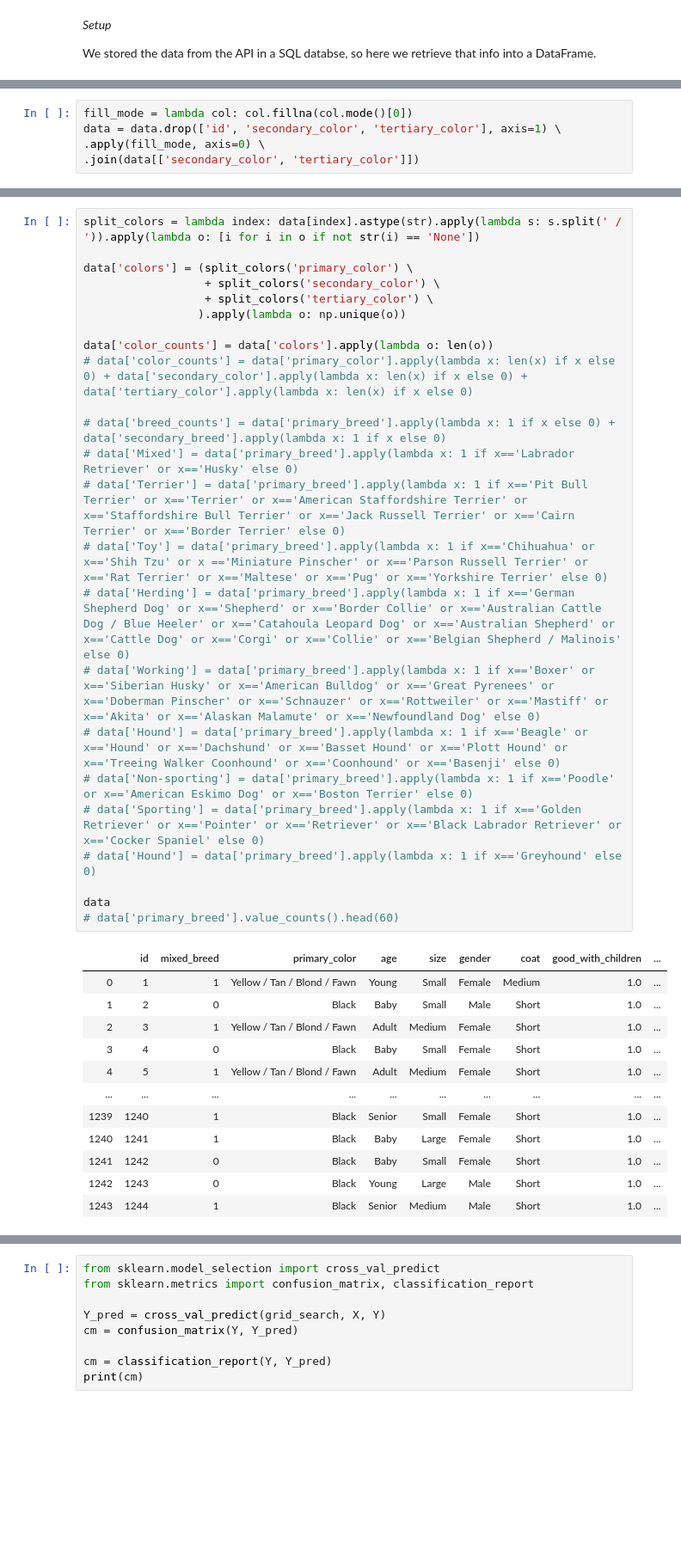
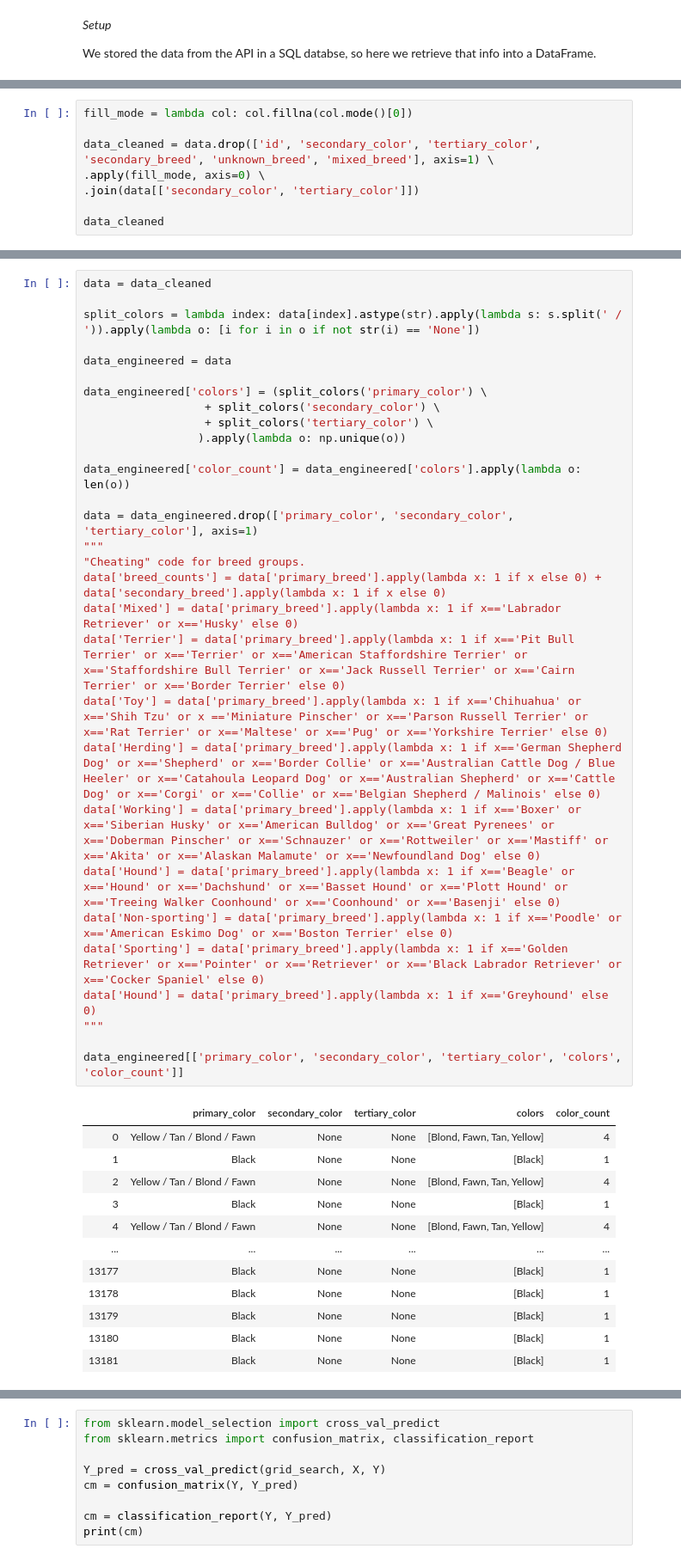
Before and after one commit to codesmary/doggo-mining, a Jupyter notebook: Classifier.ipynb, the cells around one changed output, grey strips where cells are left out. Shown: that part at 86% size. Drawn from its saved outputs; the diff is of its cells as text; blank space fills up the shorter version.

```diff
--- a/Classifier.ipynb
+++ b/Classifier.ipynb
@@ -89,5 +89,8 @@ We clean the data by setting all NA values to the mode for that column, except f
 # %%
 fill_mode = lambda col: col.fillna(col.mode()[0])
-data = data.drop(['id', 'secondary_color', 'tertiary_color'], axis=1) \
+
+data_cleaned = data.drop(['id', 'secondary_color', 'tertiary_color', 'secondary_breed', 'unknown_breed', 'mixed_breed'], axis=1) \
 .apply(fill_mode, axis=0) \
 .join(data[['secondary_color', 'tertiary_color']])
+
+data_cleaned
@@ -98,37 +117,43 @@ We also tried adding more columns such as `breed_counts` and `breed_group`, whic
 # %%
+data = data_cleaned
+
 split_colors = lambda index: data[index].astype(str).apply(lambda s: s.split(' / ')).apply(lambda o: [i for i in o if not str(i) == 'None'])
 
-data['colors'] = (split_colors('primary_color') \
+data_engineered = data
+
+data_engineered['colors'] = (split_colors('primary_color') \
                   + split_colors('secondary_color') \
                   + split_colors('tertiary_color') \
                  ).apply(lambda o: np.unique(o))
 
-data['color_counts'] = data['colors'].apply(lambda o: len(o))
-# data['color_counts'] = data['primary_color'].apply(lambda x: len(x) if x else 0) + data['secondary_color'].apply(lambda x: len(x) if x else 0) + data['tertiary_color'].apply(lambda x: len(x) if x else 0)
+data_engineered['color_count'] = data_engineered['colors'].apply(lambda o: len(o))
 
-# data['breed_counts'] = data['primary_breed'].apply(lambda x: 1 if x else 0) + data['secondary_breed'].apply(lambda x: 1 if x else 0)
-# data['Mixed'] = data['primary_breed'].apply(lambda x: 1 if x=='Labrador Retriever' or x=='Husky' else 0)
-# data['Terrier'] = data['primary_breed'].apply(lambda x: 1 if x=='Pit Bull Terrier' or x=='Terrier' or x=='American Staffordshire Terrier' or x=='Staffordshire Bull Terrier' or x=='Jack Russell Terrier' or x=='Cairn Terrier' or x=='Border Terrier' else 0)
-# data['Toy'] = data['primary_breed'].apply(lambda x: 1 if x=='Chihuahua' or x=='Shih Tzu' or x =='Miniature Pinscher' or x=='Parson Russell Terrier' or x=='Rat Terrier' or x=='Maltese' or x=='Pug' or x=='Yorkshire Terrier' else 0)
-# data['Herding'] = data['primary_breed'].apply(lambda x: 1 if x=='German Shepherd Dog' or x=='Shepherd' or x=='Border Collie' or x=='Australian Cattle Dog / Blue Heeler' or x=='Catahoula Leopard Dog' or x=='Australian Shepherd' or x=='Cattle Dog' or x=='Corgi' or x=='Collie' or x=='Belgian Shepherd / Malinois' else 0)
-# data['Working'] = data['primary_breed'].apply(lambda x: 1 if x=='Boxer' or x=='Siberian Husky' or x=='American Bulldog' or x=='Great Pyrenees' or x=='Doberman Pinscher' or x=='Schnauzer' or x=='Rottweiler' or x=='Mastiff' or x=='Akita' or x=='Alaskan Malamute' or x=='Newfoundland Dog' else 0)
-# data['Hound'] = data['primary_breed'].apply(lambda x: 1 if x=='Beagle' or x=='Hound' or x=='Dachshund' or x=='Basset Hound' or x=='Plott Hound' or x=='Treeing Walker Coonhound' or x=='Coonhound' or x=='Basenji' else 0)
-# data['Non-sporting'] = data['primary_breed'].apply(lambda x: 1 if x=='Poodle' or x=='American Eskimo Dog' or x=='Boston Terrier' else 0)
-# data['Sporting'] = data['primary_breed'].apply(lambda x: 1 if x=='Golden Retriever' or x=='Pointer' or x=='Retriever' or x=='Black Labrador Retriever' or x=='Cocker Spaniel' else 0)
-# data['Hound'] = data['primary_breed'].apply(lambda x: 1 if x=='Greyhound' else 0)
+data = data_engineered.drop(['primary_color', 'secondary_color', 'tertiary_color'], axis=1)
+"""
+"Cheating" code for breed groups.
+data['breed_counts'] = data['primary_breed'].apply(lambda x: 1 if x else 0) + data['secondary_breed'].apply(lambda x: 1 if x else 0)
+data['Mixed'] = data['primary_breed'].apply(lambda x: 1 if x=='Labrador Retriever' or x=='Husky' else 0)
+data['Terrier'] = data['primary_breed'].apply(lambda x: 1 if x=='Pit Bull Terrier' or x=='Terrier' or x=='American Staffordshire Terrier' or x=='Staffordshire Bull Terrier' or x=='Jack Russell Terrier' or x=='Cairn Terrier' or x=='Border Terrier' else 0)
+data['Toy'] = data['primary_breed'].apply(lambda x: 1 if x=='Chihuahua' or x=='Shih Tzu' or x =='Miniature Pinscher' or x=='Parson Russell Terrier' or x=='Rat Terrier' or x=='Maltese' or x=='Pug' or x=='Yorkshire Terrier' else 0)
+data['Herding'] = data['primary_breed'].apply(lambda x: 1 if x=='German Shepherd Dog' or x=='Shepherd' or x=='Border Collie' or x=='Australian Cattle Dog / Blue Heeler' or x=='Catahoula Leopard Dog' or x=='Australian Shepherd' or x=='Cattle Dog' or x=='Corgi' or x=='Collie' or x=='Belgian Shepherd / Malinois' else 0)
+data['Working'] = data['primary_breed'].apply(lambda x: 1 if x=='Boxer' or x=='Siberian Husky' or x=='American Bulldog' or x=='Great Pyrenees' or x=='Doberman Pinscher' or x=='Schnauzer' or x=='Rottweiler' or x=='Mastiff' or x=='Akita' or x=='Alaskan Malamute' or x=='Newfoundland Dog' else 0)
+data['Hound'] = data['primary_breed'].apply(lambda x: 1 if x=='Beagle' or x=='Hound' or x=='Dachshund' or x=='Basset Hound' or x=='Plott Hound' or x=='Treeing Walker Coonhound' or x=='Coonhound' or x=='Basenji' else 0)
+data['Non-sporting'] = data['primary_breed'].apply(lambda x: 1 if x=='Poodle' or x=='American Eskimo Dog' or x=='Boston Terrier' else 0)
+data['Sporting'] = data['primary_breed'].apply(lambda x: 1 if x=='Golden Retriever' or x=='Pointer' or x=='Retriever' or x=='Black Labrador Retriever' or x=='Cocker Spaniel' else 0)
+data['Hound'] = data['primary_breed'].apply(lambda x: 1 if x=='Greyhound' else 0)
+"""
 
-data
-# data['primary_breed'].value_counts().head(60)
+data_engineered[['primary_color', 'secondary_color', 'tertiary_color', 'colors', 'color_count']]
 # %% [output]
-|  | id | mixed_breed | primary_color | age | size | gender | coat | good_with_children | ... |
-| 0 | 1 | 1 | Yellow / Tan / Blond / Fawn | Young | Small | Female | Medium | 1.0 | ... |
-| 1 | 2 | 0 | Black | Baby | Small | Male | Short | 1.0 | ... |
-| 2 | 3 | 1 | Yellow / Tan / Blond / Fawn | Adult | Medium | Female | Short | 1.0 | ... |
-| 3 | 4 | 0 | Black | Baby | Small | Female | Short | 1.0 | ... |
-| 4 | 5 | 1 | Yellow / Tan / Blond / Fawn | Adult | Medium | Female | Short | 1.0 | ... |
-| ... | ... | ... | ... | ... | ... | ... | ... | ... | ... |
-| 1239 | 1240 | 1 | Black | Senior | Small | Female | Short | 1.0 | ... |
-| 1240 | 1241 | 1 | Black | Baby | Large | Female | Short | 1.0 | ... |
-| 1241 | 1242 | 0 | Black | Baby | Small | Female | Short | 1.0 | ... |
-| 1242 | 1243 | 0 | Black | Young | Large | Male | Short | 1.0 | ... |
-| 1243 | 1244 | 1 | Black | Senior | Medium | Male | Short | 1.0 | ... |
+|  | primary_color | secondary_color | tertiary_color | colors | color_count |
+| 0 | Yellow / Tan / Blond / Fawn | None | None | [Blond, Fawn, Tan, Yellow] | 4 |
+| 1 | Black | None | None | [Black] | 1 |
+| 2 | Yellow / Tan / Blond / Fawn | None | None | [Blond, Fawn, Tan, Yellow] | 4 |
+| 3 | Black | None | None | [Black] | 1 |
+| 4 | Yellow / Tan / Blond / Fawn | None | None | [Blond, Fawn, Tan, Yellow] | 4 |
+| ... | ... | ... | ... | ... | ... |
+| 13177 | Black | None | None | [Black] | 1 |
+| 13178 | Black | None | None | [Black] | 1 |
+| 13179 | Black | None | None | [Black] | 1 |
+| 13180 | Black | None | None | [Black] | 1 |
+| 13181 | Black | None | None | [Black] | 1 |
```
Also changed, not shown: parts of 13 cells of this notebook, 2 other files.
